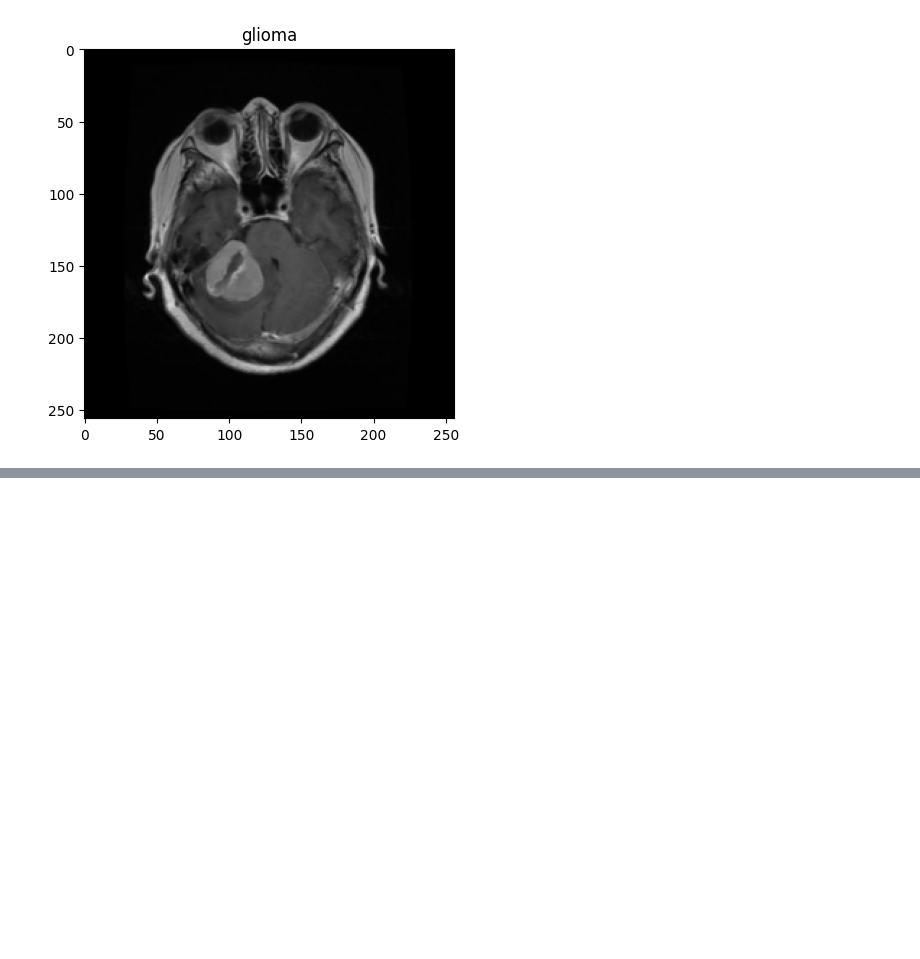
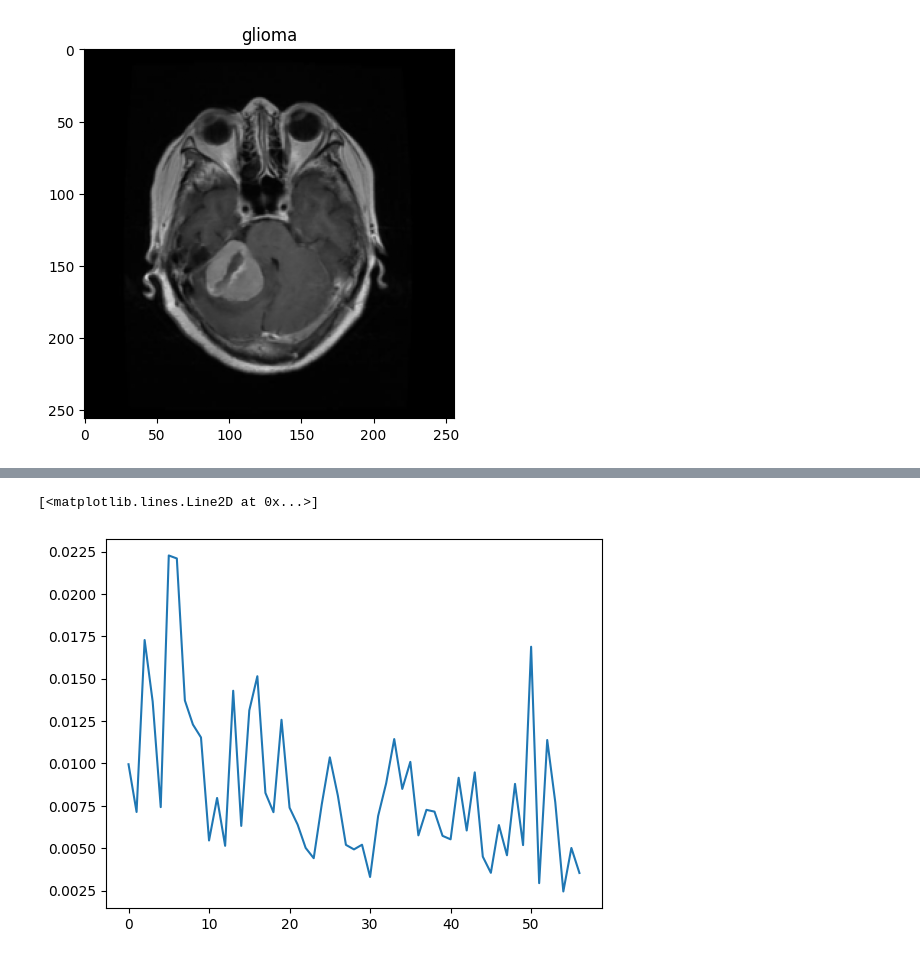
Before and after one commit to NicholasLeotta99/Neuromatch_BrainCancer, a Jupyter notebook: code/VGG19_Classifier_Test.ipynb, the cells around one changed output, grey strips where cells are left out. Saved outputs shown, nothing was run; the diff lists cells and outputs as text; code cells hidden in the pictures; blank space fills up the shorter version.

```diff
--- a/code/VGG19_Classifier_Test.ipynb
+++ b/code/VGG19_Classifier_Test.ipynb
@@ -144,0 +147,5 @@ Epoch 5, Batch 340, Loss: 0.305
+# %%
+plt.plot(range(57), epoch_loss)
+# %% [output]
+[<matplotlib.lines.Line2D at 0x...>]
+[figure, added]
```
Also changed, not shown: parts of 1 cell of this notebook.
